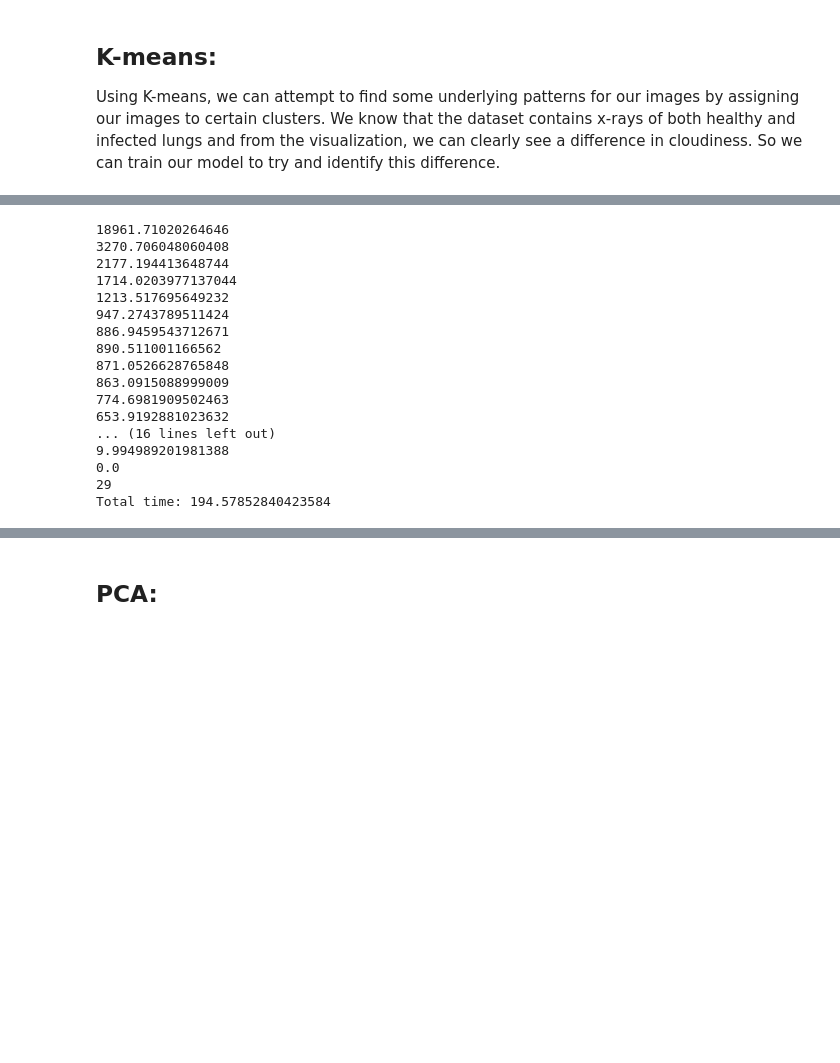
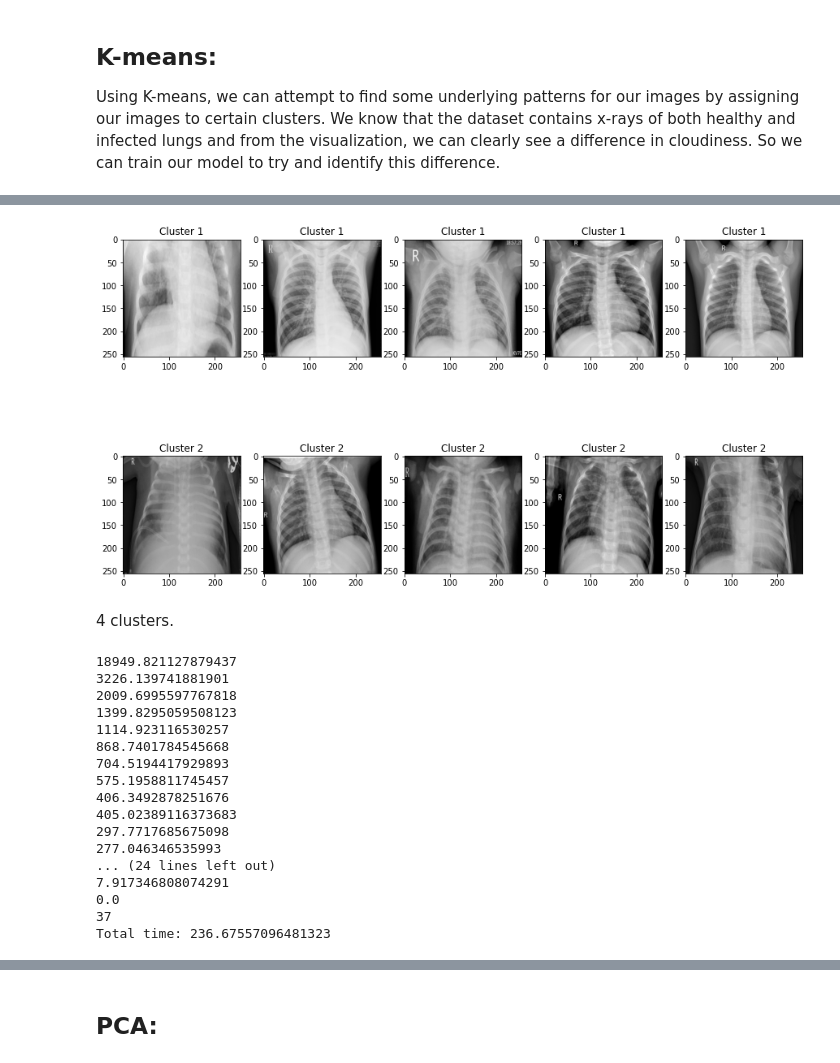
Before and after one commit to girishsenthil/K-Means-and-PCA-for-Pneumonia, a Jupyter notebook: KMeans_PCA_XRAYS.ipynb, the cells around one changed output, grey strips where cells are left out. Drawn from its saved outputs; the diff is of its cells as text; code cells hidden in the pictures; blank space fills up the shorter version.

```diff
--- a/KMeans_PCA_XRAYS.ipynb
+++ b/KMeans_PCA_XRAYS.ipynb
@@ -265,20 +226,58 @@ From the results above, it doesn't seem like K-means with 2 clusters is enough t
+# %%
+def get_indices(rnk, num_indices):
+
+    indices = []
+    clusters = rnk.shape[1]
+    for i in range(clusters):
+      indices.append([])
+
+    i = 0
+    j = 0
+    while i < num_indices*clusters:
+        val = max(rnk[j])
+        pos = np.where(rnk[j] == val)[0][0]
+        if (len(indices[pos]) != 5):
+            indices[pos].append(j)
+            i += 1
+
+        j += 1
+
+    return indices
+
+indices = get_indices(kmeans_rnk, 5)
+
+def view_images(indices):
+    clusters = len(indices)
+    num_images = len(indices[0])
+    fig, axs = plt.subplots(clusters, num_images, figsize=(15,9))
+    for col in range(num_images):
+        for i in range(clusters):
+            axs[i][col].set_title(f"Cluster {i+1}", fontsize="12")
+            axs[i][col].imshow(x_raysKMeans[indices[i][col]].reshape(256,256), cmap=plt.get_cmap('gray'))
+    fig.show()
+
+view_images(indices)
+# %% [output]
+[figure, added]
+# %% [markdown]
+4 clusters.
 # %%
-four_clusters = runKMeans(x_raysKMeans, 4)
+four_clusters, kmeans_rnk = runKMeans(x_raysKMeans, 4)
 # %% [output]
-18961.71020264646
-3270.706048060408
-2177.194413648744
-1714.0203977137044
-1213.517695649232
-947.2743789511424
-886.9459543712671
-890.511001166562
-871.0526628765848
-863.0915088999009
-774.6981909502463
-653.9192881023632
-... (16 lines left out)
-9.994989201981388
+18949.821127879437
+3226.139741881901
+2009.6995597767818
+1399.8295059508123
+1114.923116530257
+868.7401784545668
+704.5194417929893
+575.1958811745457
+406.3492878251676
+405.02389116373683
+297.7717685675098
+277.046346535993
+... (24 lines left out)
+7.917346808074291
 0.0
-29
-Total time: 194.57852840423584
+37
+Total time: 236.67557096481323
```
Also changed, not shown: parts of 27 cells of this notebook.
